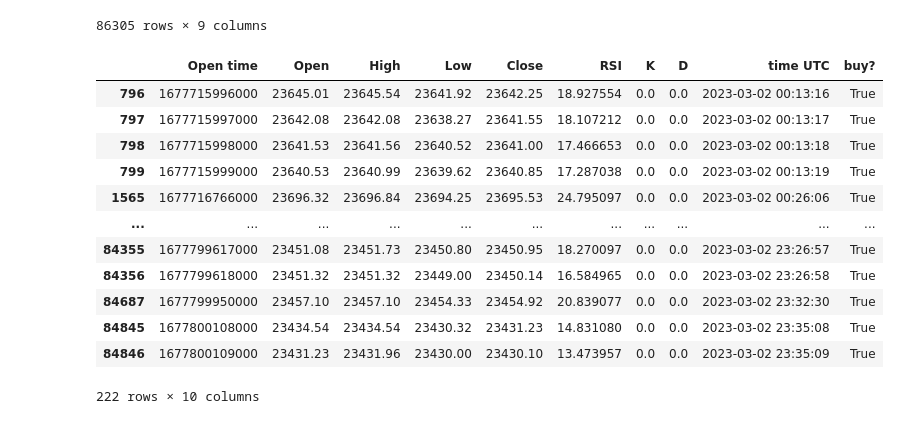
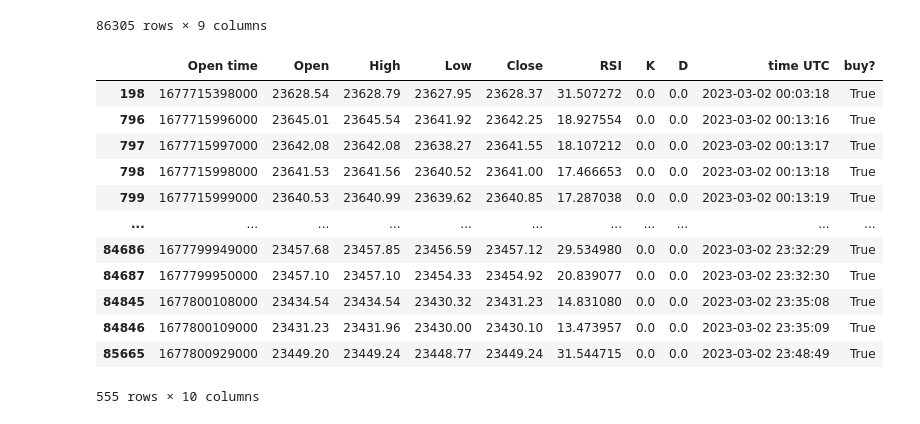
Before and after one commit to DrZuse/binance_rsi_backtest, a Jupyter notebook: backtest.ipynb, the cells around one changed output. Drawn from its saved outputs; the diff is of its cells as text; code cells hidden in the pictures.

```diff
--- a/backtest.ipynb
+++ b/backtest.ipynb
@@ -71,20 +71,20 @@ df
 | 86335 | 1677801599000 | 23466.05 | 23466.05 | 23464.82 | 23465.32 | 51.183392 | 54.960668 | 67.971420 | 2023-03-02 23:59:59 |
 86305 rows × 9 columns
 # %%
-df.loc[(df['D'] == 0) & (df['RSI'] < 25), 'buy?'] = True
+df.loc[(df['D'] <= 0) & (df['RSI'] < 40), 'buy?'] = True
 df.loc[df['buy?'] == True]
 # %% [output]
 |  | Open time | Open | High | Low | Close | RSI | K | D | time UTC | buy? |
+| 198 | 1677715398000 | 23628.54 | 23628.79 | 23627.95 | 23628.37 | 31.507272 | 0.0 | 0.0 | 2023-03-02 00:03:18 | True |
 | 796 | 1677715996000 | 23645.01 | 23645.54 | 23641.92 | 23642.25 | 18.927554 | 0.0 | 0.0 | 2023-03-02 00:13:16 | True |
 | 797 | 1677715997000 | 23642.08 | 23642.08 | 23638.27 | 23641.55 | 18.107212 | 0.0 | 0.0 | 2023-03-02 00:13:17 | True |
 | 798 | 1677715998000 | 23641.53 | 23641.56 | 23640.52 | 23641.00 | 17.466653 | 0.0 | 0.0 | 2023-03-02 00:13:18 | True |
 | 799 | 1677715999000 | 23640.53 | 23640.99 | 23639.62 | 23640.85 | 17.287038 | 0.0 | 0.0 | 2023-03-02 00:13:19 | True |
-| 1565 | 1677716766000 | 23696.32 | 23696.84 | 23694.25 | 23695.53 | 24.795097 | 0.0 | 0.0 | 2023-03-02 00:26:06 | True |
 | ... | ... | ... | ... | ... | ... | ... | ... | ... | ... | ... |
-| 84355 | 1677799617000 | 23451.08 | 23451.73 | 23450.80 | 23450.95 | 18.270097 | 0.0 | 0.0 | 2023-03-02 23:26:57 | True |
-| 84356 | 1677799618000 | 23451.32 | 23451.32 | 23449.00 | 23450.14 | 16.584965 | 0.0 | 0.0 | 2023-03-02 23:26:58 | True |
+| 84686 | 1677799949000 | 23457.68 | 23457.85 | 23456.59 | 23457.12 | 29.534980 | 0.0 | 0.0 | 2023-03-02 23:32:29 | True |
 | 84687 | 1677799950000 | 23457.10 | 23457.10 | 23454.33 | 23454.92 | 20.839077 | 0.0 | 0.0 | 2023-03-02 23:32:30 | True |
 | 84845 | 1677800108000 | 23434.54 | 23434.54 | 23430.32 | 23431.23 | 14.831080 | 0.0 | 0.0 | 2023-03-02 23:35:08 | True |
 | 84846 | 1677800109000 | 23431.23 | 23431.96 | 23430.00 | 23430.10 | 13.473957 | 0.0 | 0.0 | 2023-03-02 23:35:09 | True |
+| 85665 | 1677800929000 | 23449.20 | 23449.24 | 23448.77 | 23449.24 | 31.544715 | 0.0 | 0.0 | 2023-03-02 23:48:49 | True |
-222 rows × 10 columns
+555 rows × 10 columns
 # %%
```
Also changed, not shown: parts of 7 cells of this notebook, 1 other file.
